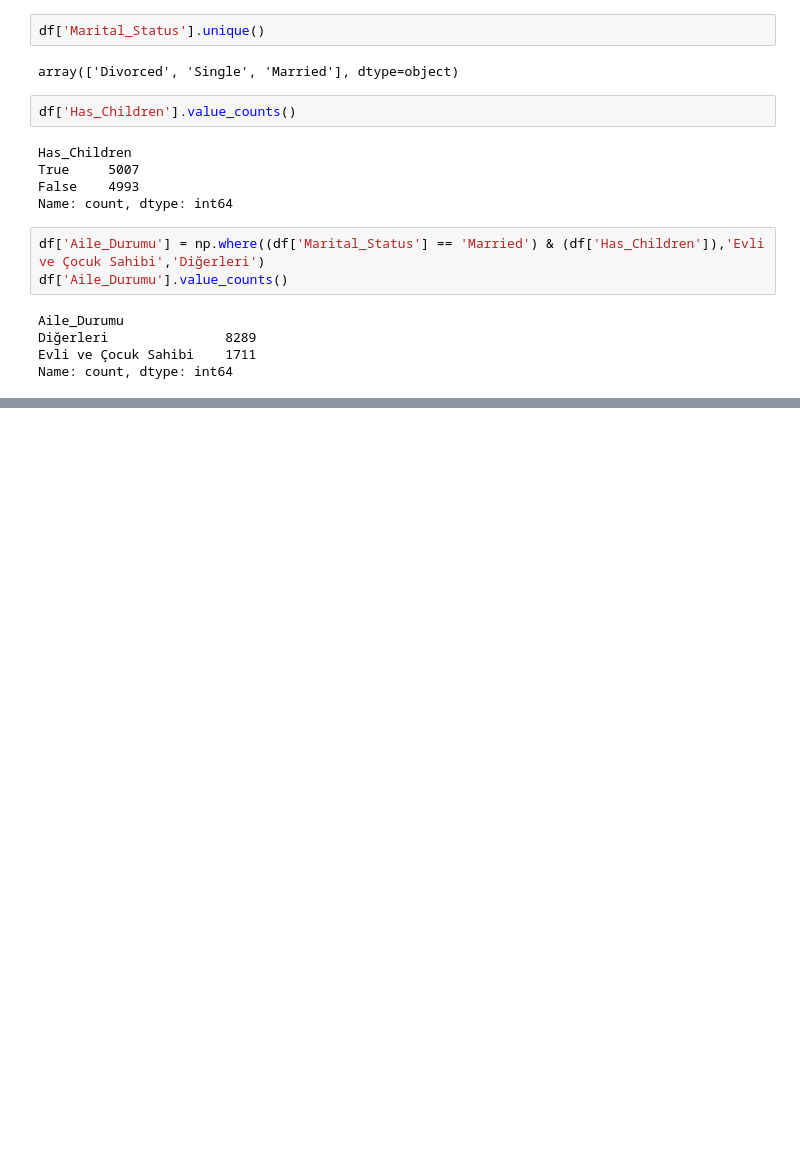
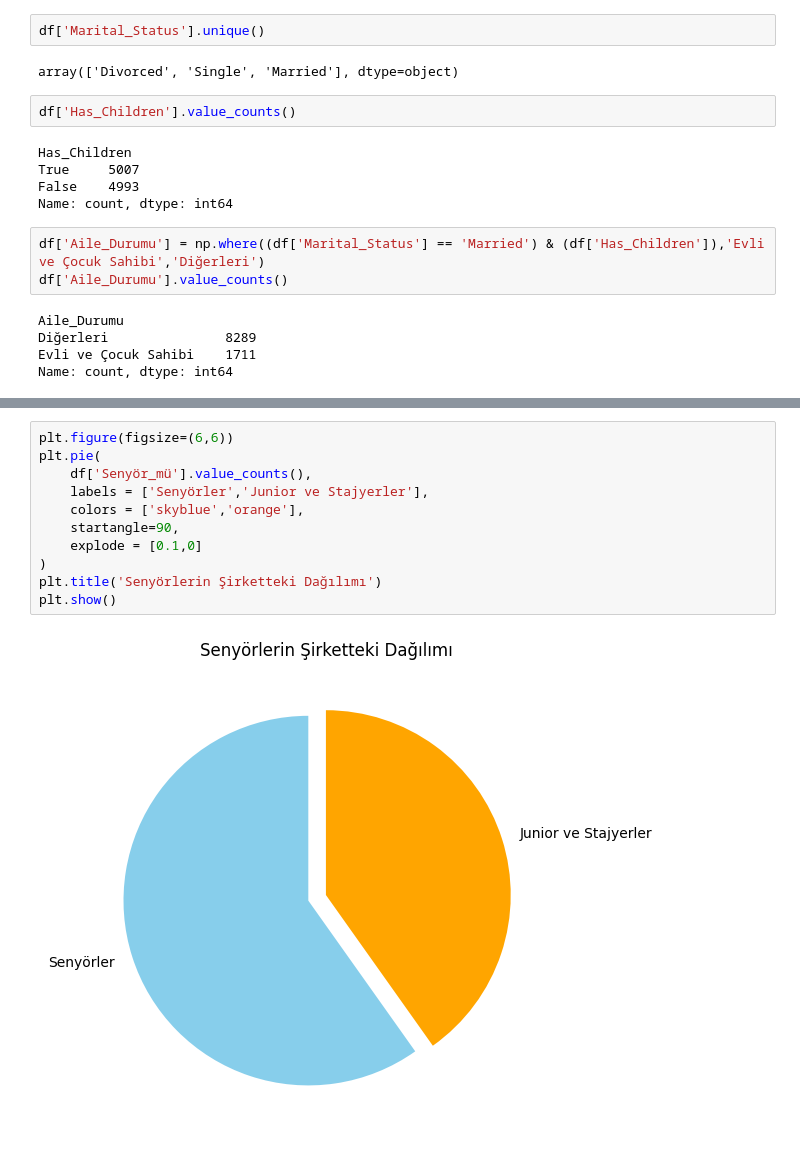
Before and after one commit to kisiselmahirprojeleri/HAnalysis, a Jupyter notebook: hr_dataproject..ipynb, the cells around one changed output, grey strips where cells are left out. Cells and saved outputs as stored; diff of their text form; blank space fills up the shorter version.

```diff
--- a/hr_dataproject..ipynb
+++ b/hr_dataproject..ipynb
@@ -298,0 +402,13 @@ Name: count, dtype: int64
+# %%
+plt.figure(figsize=(6,6))
+plt.pie(
+    df['Senyör_mü'].value_counts(),
+    labels = ['Senyörler','Junior ve Stajyerler'],
+    colors = ['skyblue','orange'],
+    startangle=90,
+    explode = [0.1,0]
+)
+plt.title('Senyörlerin Şirketteki Dağılımı')
+plt.show()
+# %% [output]
+[figure, added]
```
Also changed, not shown: parts of 21 cells of this notebook.
